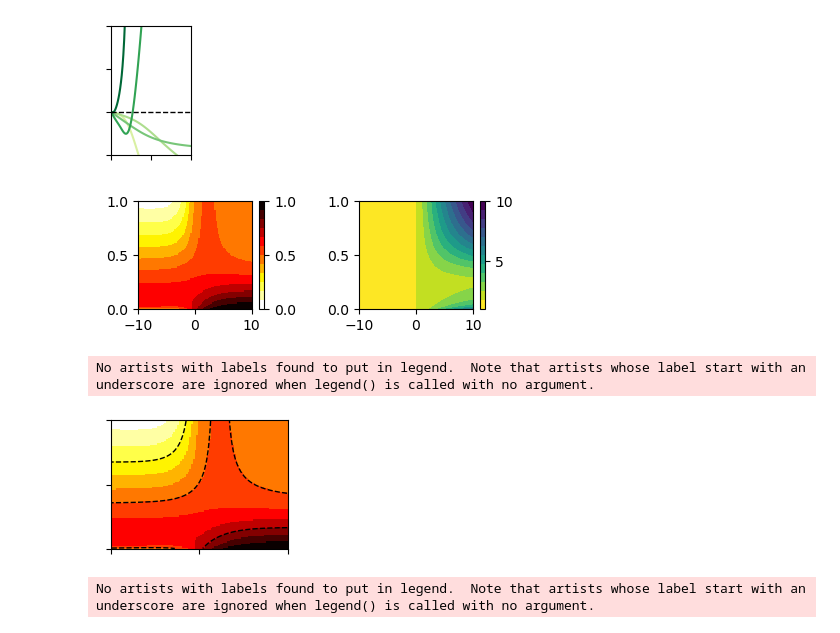
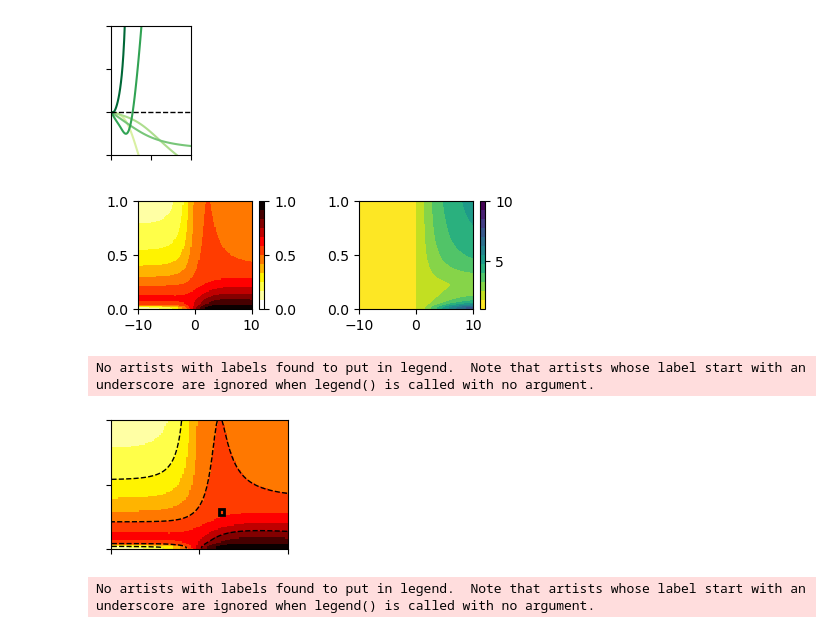
Before and after one commit to Fabio-FS/SIR-BEACON, a Jupyter notebook: notebooks/SIR-mask.ipynb, the cells around one changed output. Saved outputs shown, nothing was run; the diff lists cells and outputs as text; code cells hidden in the pictures.

```diff
--- a/notebooks/SIR-mask.ipynb
+++ b/notebooks/SIR-mask.ipynb
@@ -460,7 +460,7 @@ results = sweep_hom_pol_maskSIR(
     T=1000,
     beta_M=0.35,                       # Added: maximum base susceptibility
     batch_size=1000,
-    N_COMPARTMENTS=100,
+    N_COMPARTMENTS=5,
     SPB_exponent=1
 )
 
@@ -506,24 +506,43 @@ CS = ax[0].contour(h_vals, pol, FIG_C_R0,  # Note: transpose to match the expect
 
 fig.tight_layout()
 # %% [output]
-[figure, old version]
+[figure, new version]
+# %%
+# homophily values for masks, testing, and vaccination
+Mh = np.array([2.2332, 2.5102, 2.7551])
+Th = np.array([2.1429, 2.3265, 2.5102])
+Vh = np.array([1.6531, 1.8367, 1.9592])
+
+# polarization values for masks, testing, and vaccination
+Mp = np.array([0.2658, 0.2898, 0.3149])
+Tp = np.array([0.4575, 0.4780, 0.4981])
+Vp = np.array([0.5387, 0.5637, 0.5913])
 # %%
 name = "SIRB_(h,p)_RI.pdf"
 
 fig, ax = plt.subplots(figsize=(Lx, Ly))
 cax = ax.imshow(FIG_C_RI, cmap=my_hot_r, aspect="auto", origin="lower", extent=[-10, 10, 0, 1], vmin=0, vmax=1, interpolation="none")
 #cbar = fig.colorbar(cax, ax=ax)
 CS = ax.contour(h_vals, pol, FIG_C_RI, levels=[0.25, 0.5, 0.75], linewidths=1, colors="black", linestyles="dashed")
 CS = ax.contour(h_vals, pol, FIG_C_R0, levels=[1], linewidths=2, colors="gray")
 
 ax.set_xticks([-10, 0, 10])
 ax.set_yticks([0, 0.5, 1])
 
+
+# add a square for the homophily-polarization values
+# bottom left corner = Mh[0], Mp[0]
+# top right corner = Mh[2], Mp[2]
+rect = plt.Rectangle((Mh[0], Mp[0]), Mh[2]-Mh[0], Mp[2]-Mp[0], linewidth=2, edgecolor='black', facecolor='none')
+ax.add_patch(rect)
+
+
+
 fig.patch.set_visible(False)
-double_savefig(fig, ax, name, path_Plot_with_labels, path_Plot_without_labels, cbar=cbar)
+double_savefig(fig, ax, name, path_Plot_with_labels, path_Plot_without_labels)
 # %% [output]
 No artists with labels found to put in legend.  Note that artists whose label start with an underscore are ignored when legend() is called with no argument.
-[figure, old version]
+[figure, new version]
 # %%
 name = "SIRB_(h,p)_R0.pdf"
 
```
Also changed, not shown: parts of 4 cells of this notebook, 11 other files.
